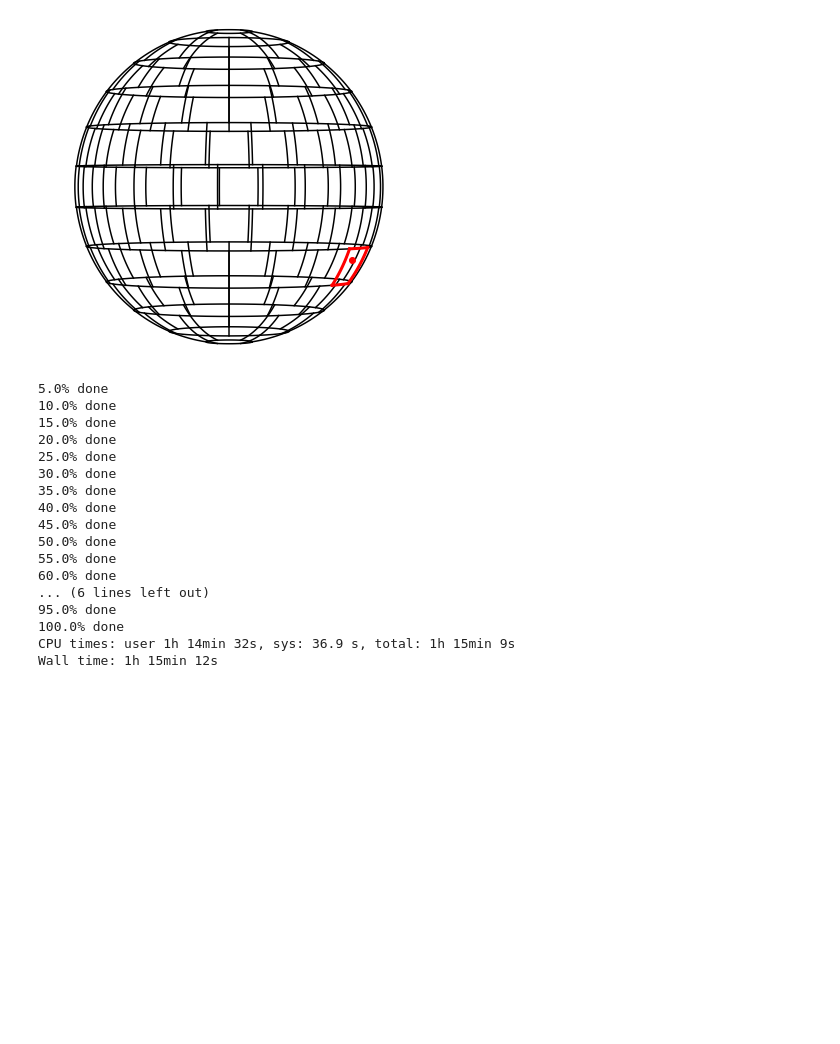
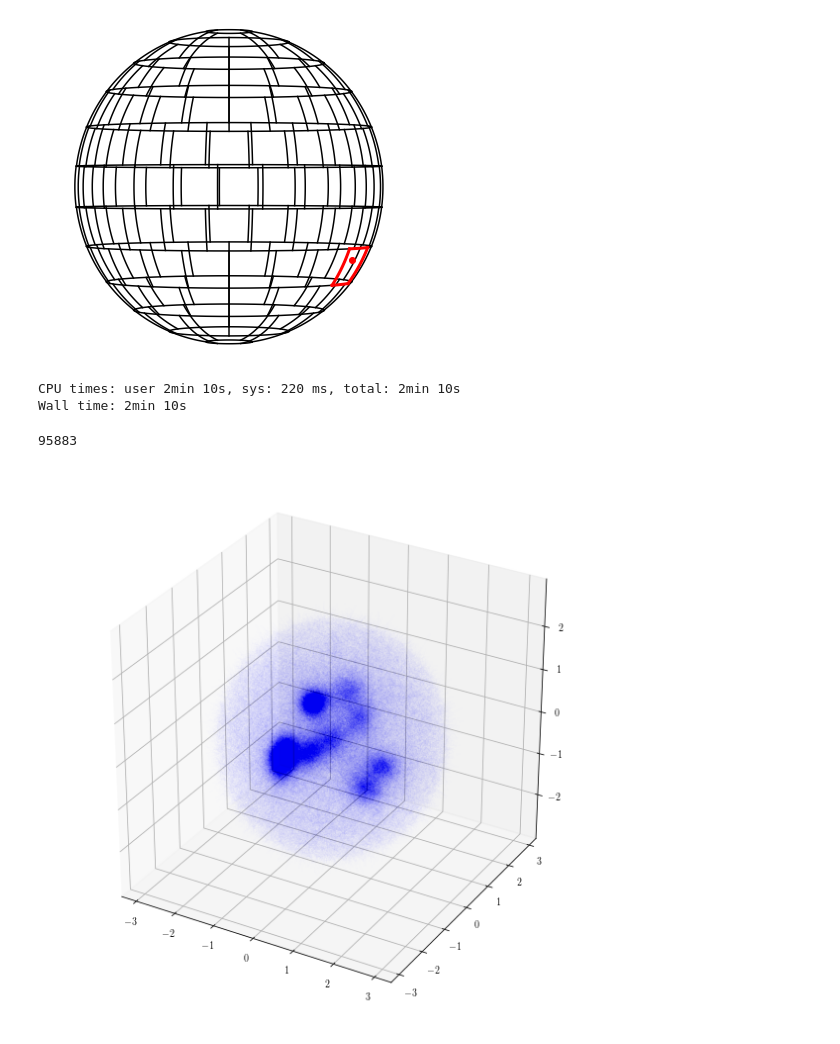
Before and after one commit to markovmodel/msmrd, a Jupyter notebook: scripts/createMSM_3Dasym_pbox.ipynb, the cells around one changed output. Cells and saved outputs as stored; diff of their text form; code cells hidden in the pictures; blank space fills up the shorter version.

```diff
--- a/scripts/createMSM_3Dasym_pbox.ipynb
+++ b/scripts/createMSM_3Dasym_pbox.ipynb
@@ -37,10 +39,11 @@ plotPartitionedSphere(numPartitions = numPartitions, plotState=sphereState, coor
 [figure]
 # %%
 %%time
-numfiles = 200 #200
+numfiles = 6
 # Load partitions, boxsize and minimas
 numPartitions = 322
-boxSize = 5
+boxSize = 6
+innerMSMrad = 2.5
 regionsPerCollar, phis, thetas = partitionSphere(numPartitions)
 minima = np.array([[-0.9,0.7,0.3] , [-0.1,0.9,0.7],  [0.8,0.8,-0.8],  \
                   [-1.0,-0.3,-0.4], [0.0,0.0,0.0],   [0.9,-0.1,-0.9], \
@@ -48,9 +51,10 @@ minima = np.array([[-0.9,0.7,0.3] , [-0.1,0.9,0.7],  [0.8,0.8,-0.8],  \
 
 # Extract trajectories from file using asym2Dtraj class
 # fname = '../data/asym3D/3DasymTrajs_pBox5_sf2_R4_RT1e7_dt001_si10_' # old data with bug in potential
-fname = '../data/asym3D/3DasymTrajs_pbox5_RT1e7_sf2.0_dt0.001_si10_run_'
+# fname = '../data/asym3D/3DasymTrajs_pbox5_RT1e7_sf2.0_dt0.001_si10_run_'
+fname = '../data/asym3D/3DasymTrajs_pbox6_RT1e7_sf2.0_dt0.001_si10_run_'
 dimension = 3
-discretizer = trajectoryTools.trajDiscretization3DCython(minima, boxSize)
+discretizer = trajectoryTools.trajDiscretization3DCython(minima, boxSize,innerMSMrad)
 discretizer.getSpherePartition(regionsPerCollar, phis, thetas)
 trajs = []
 dTrajs = []
@@ -68,7 +72,7 @@ for number in range(numfiles):
     traj = data[:,1:dimension+1]
     #fullDTrajs.append(discretizer.getdTrajs([traj]))
     dTrajs += discretizer.getdTrajs([traj])
-    lastTruncTrajs = discretizer.getTruncatedTraj(traj, prepend=True)
+    lastTruncTrajs = discretizer.getTruncatedTraj(traj, prepend=True) # Use True for code, false for traj plotting?
     truncTrajs += lastTruncTrajs
     dTruncTrajs += discretizer.getdTrajs(lastTruncTrajs)
     i+=1
@@ -76,23 +80,8 @@ for number in range(numfiles):
         print str(i/float(numfiles) * 100)+'% done'
     # delete memory to avoid overhead
     del data
-    #del traj
-    trajs.append(traj)
+    del traj
+    #trajs.append(traj) # Need to pass to create density data for visit visualization
 # %% [output]
-5.0% done
-10.0% done
-15.0% done
-20.0% done
-25.0% done
-30.0% done
-35.0% done
-40.0% done
-45.0% done
-50.0% done
-55.0% done
-60.0% done
-... (6 lines left out)
-95.0% done
-100.0% done
-CPU times: user 1h 14min 32s, sys: 36.9 s, total: 1h 15min 9s
-Wall time: 1h 15min 12s
+CPU times: user 2min 10s, sys: 220 ms, total: 2min 10s
+Wall time: 2min 10s
@@ -101 +88,26 @@ its = pyemma.msm.its(dTrajs, lags = 20)
+# %%
+# visualize trunc trajs
+def plotTrajs(trajs,numTrajs):
+    fig = plt.figure(figsize=[10,10])
+    ax = fig.gca(projection='3d')
+    i=0
+    print(len(trajs))
+    for traj in trajs:
+        trajx = []
+        trajy = []
+        trajz = []
+        for i in range(len(traj)):
+            trajx.append(traj[i][0])
+            trajy.append(traj[i][1])
+            trajz.append(traj[i][2])
+        #ax.plot(trajx,trajy,trajz,'.')
+        ax.plot(trajx,trajy,trajz,'b-', lw=0.0002)
+        i += 1
+        if i > numTrajs:
+            break
+
+plotTrajs(truncTrajs,100000)
+# %% [output]
+95883
+[figure, added]
 # %%
```
Also changed, not shown: parts of 10 cells of this notebook, 2 other files.
